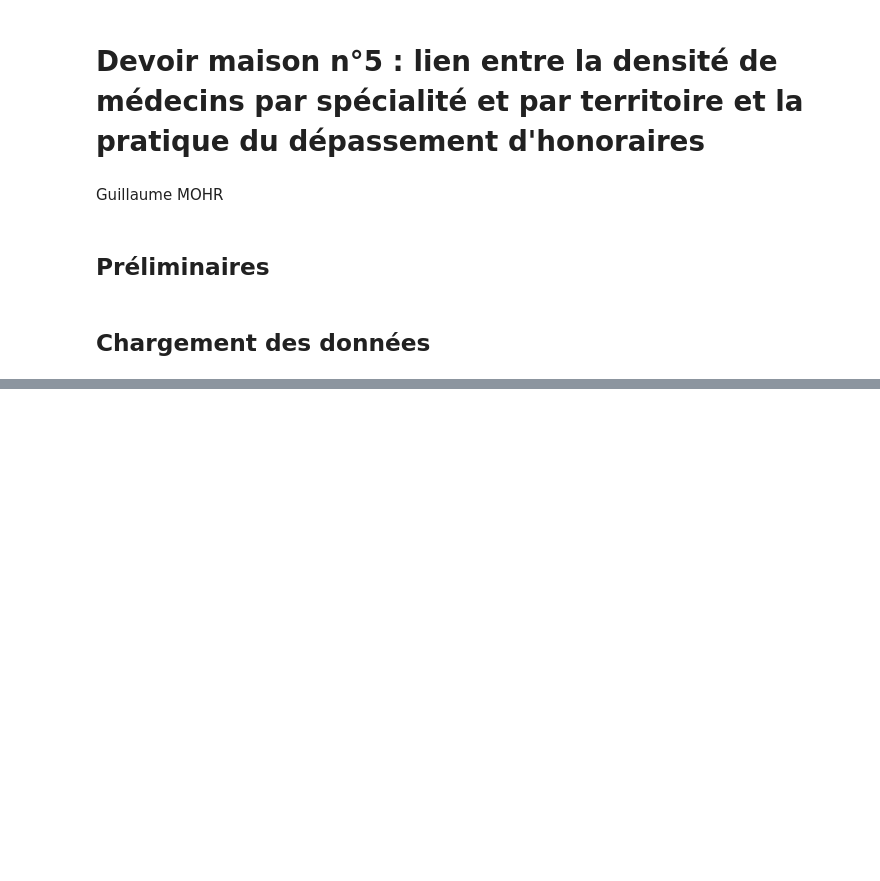
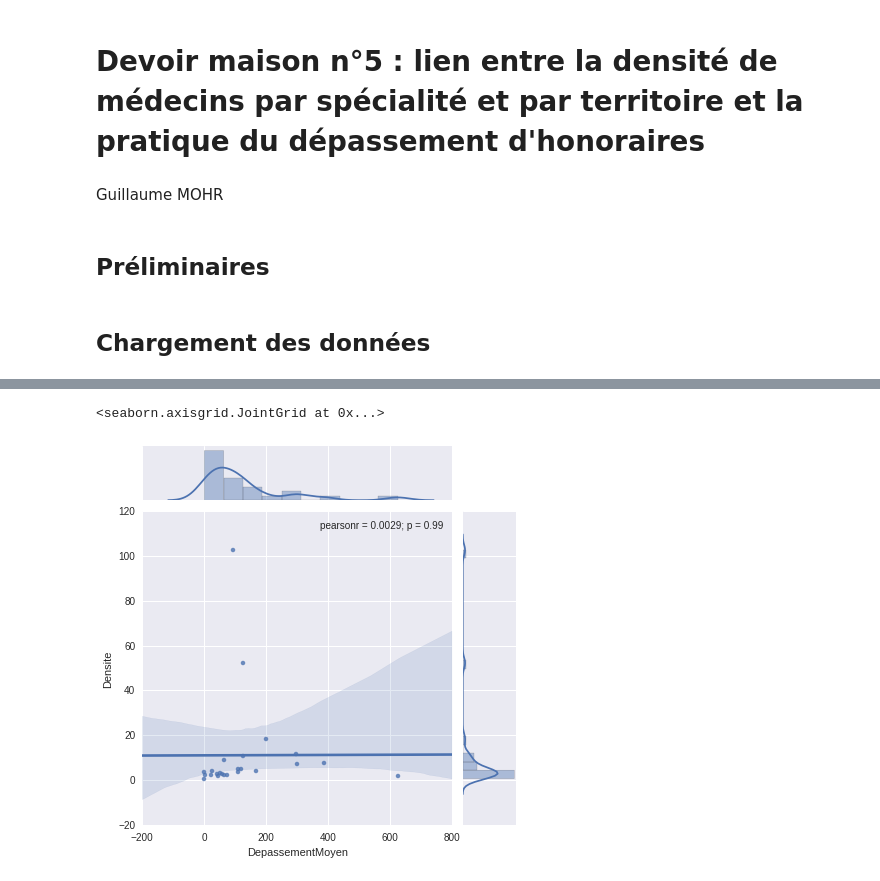
Before and after one commit to rachidalili/MS-BGD2015, a Jupyter notebook: guillaume-mohr/Lesson5/exo_dom_lesson_05.py.ipynb, the cells around one changed output, grey strips where cells are left out. Cells and saved outputs as stored; diff of their text form; code cells hidden in the pictures; blank space fills up the shorter version.

```diff
--- a/guillaume-mohr/Lesson5/exo_dom_lesson_05.py.ipynb
+++ b/guillaume-mohr/Lesson5/exo_dom_lesson_05.py.ipynb
@@ -52,0 +253,7 @@ sig
+# %%
+data2p = data2[data2.Specialite != '19-TOTAL Chirurgie dentaire']
+# %%
+sns.jointplot('DepassementMoyen', 'Densite', data2p, kind="reg")
+# %% [output]
+<seaborn.axisgrid.JointGrid at 0x...>
+[figure, added]
```
Also changed, not shown: parts of 53 cells of this notebook, 1 other file.
